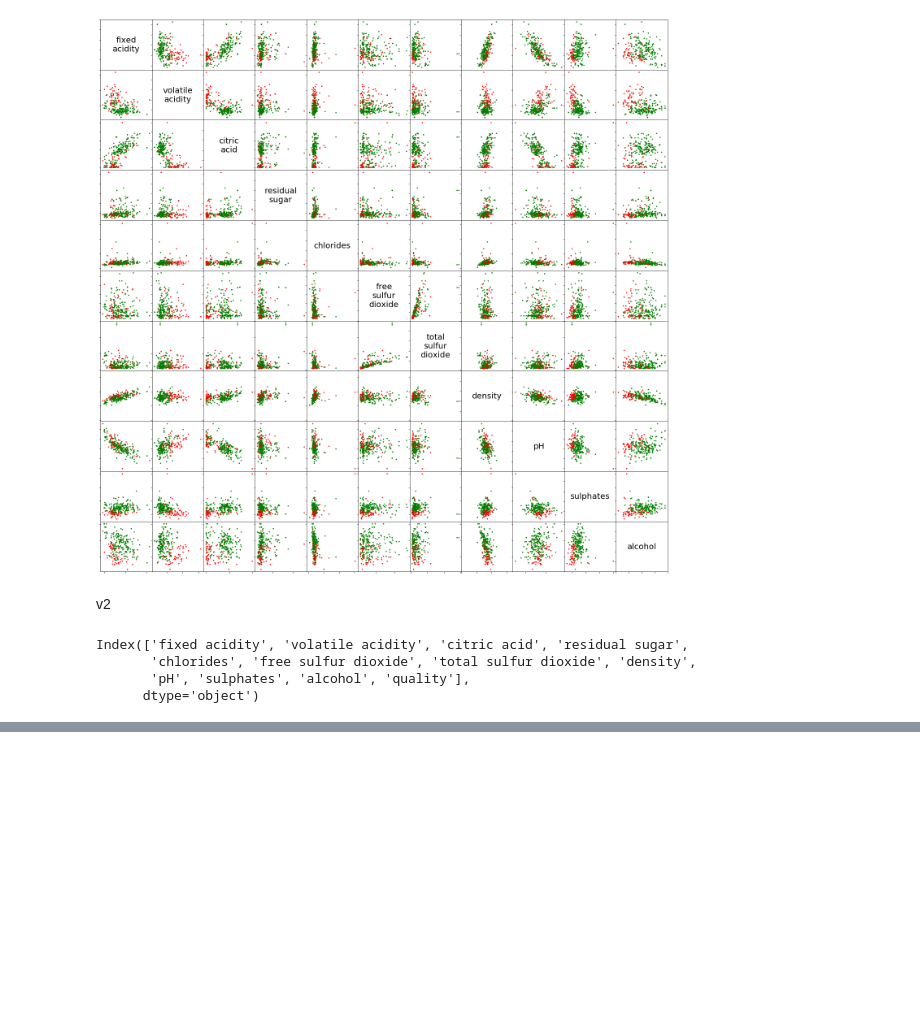
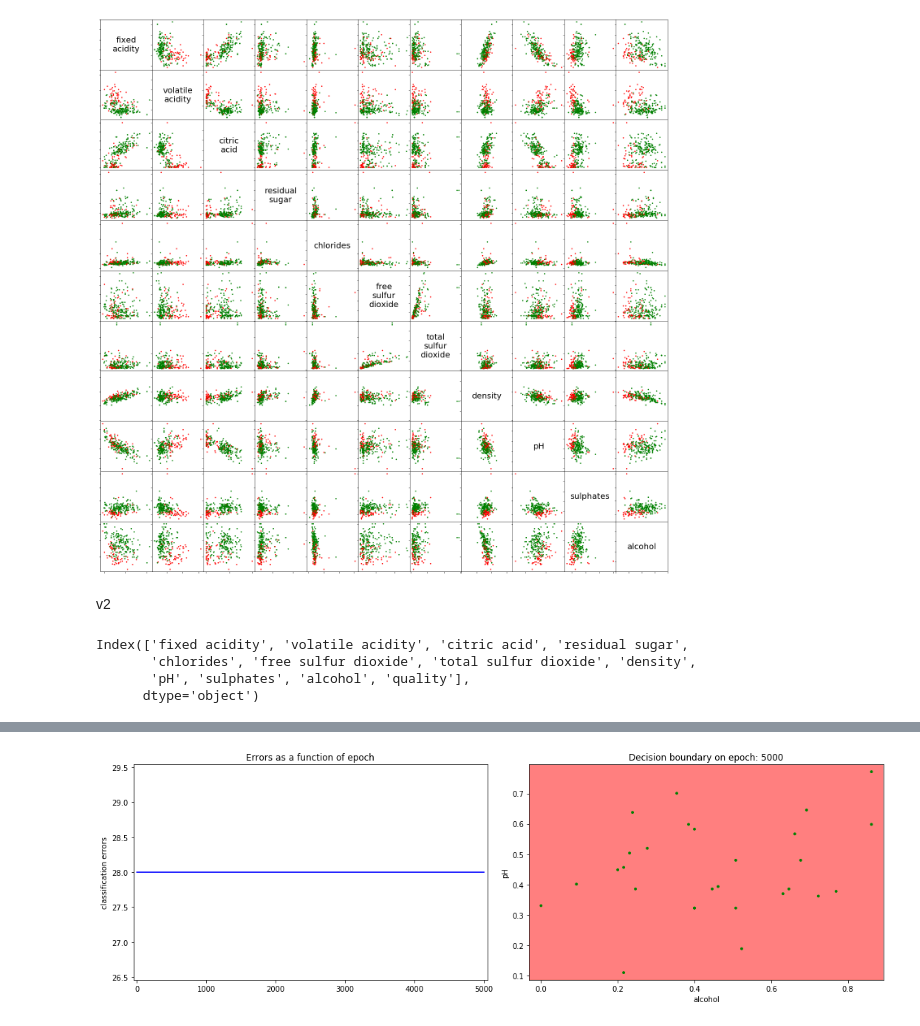
Before and after one commit to ahavrius/sommelier, a Jupyter notebook: code.ipynb, the cells around one changed output, grey strips where cells are left out. Drawn from its saved outputs; the diff is of its cells as text; code cells hidden in the pictures; blank space fills up the shorter version.

```diff
--- a/code.ipynb
+++ b/code.ipynb
@@ -278,0 +326,16 @@ plot_performance_2d(train_result, wine_data[features + ['quality']], good_thresh
+# %%
+def adeline_conf(how_to_learn, cv, cv_param=None):
+    adalin_config = default_config
+    adalin_config['prepare_y'] = prepare_y_number
+    if how_to_learn == 'online':
+        adalin_config['train_step'] = train_step_stochastic
+    if how_to_learn == 'batch':
+        adalin_config['train_step'] = train_step_batch
+    #if cv == 'k-fold':
+        #adalin_config['cv'] =
+        #adalin_config['k_fold'] = cv_param
+    return adalin_config
+# %%
+random.seed(137) #286
+adelin_result = train_run(adeline_conf('batch', False),
+                          wine_data, features, 5000, good_thresh_level, bad_thresh_level)
@@ -279,3 +348,7 @@ plot_performance_2d(train_result, wine_data[features + ['quality']], good_thresh
+# %%
+plot_performance_2d(adelin_result, wine_data[features + ['quality']], good_thresh_level, bad_thresh_level)
+# %% [output]
+[figure, added]
 # %%
 %load_ext Cython
 import cython
```
Also changed, not shown: parts of 18 cells of this notebook.
